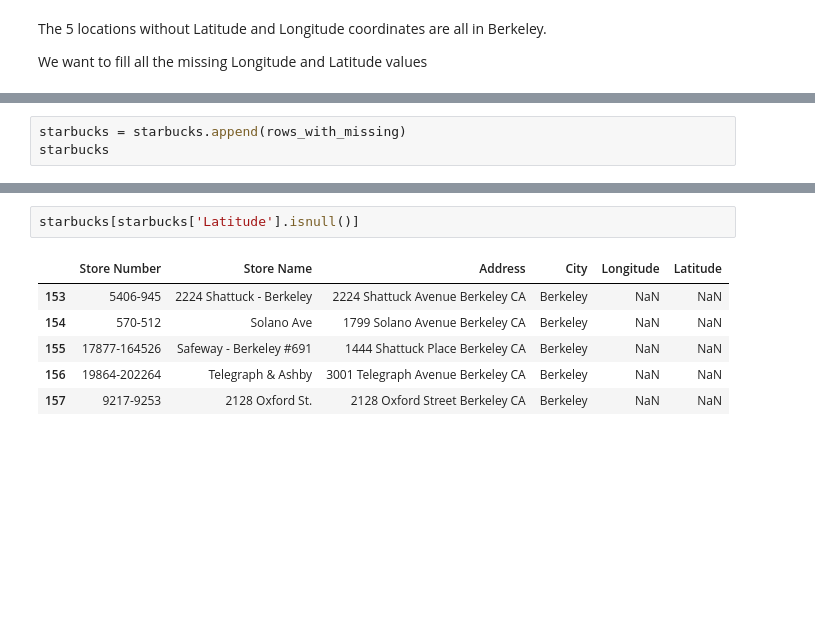
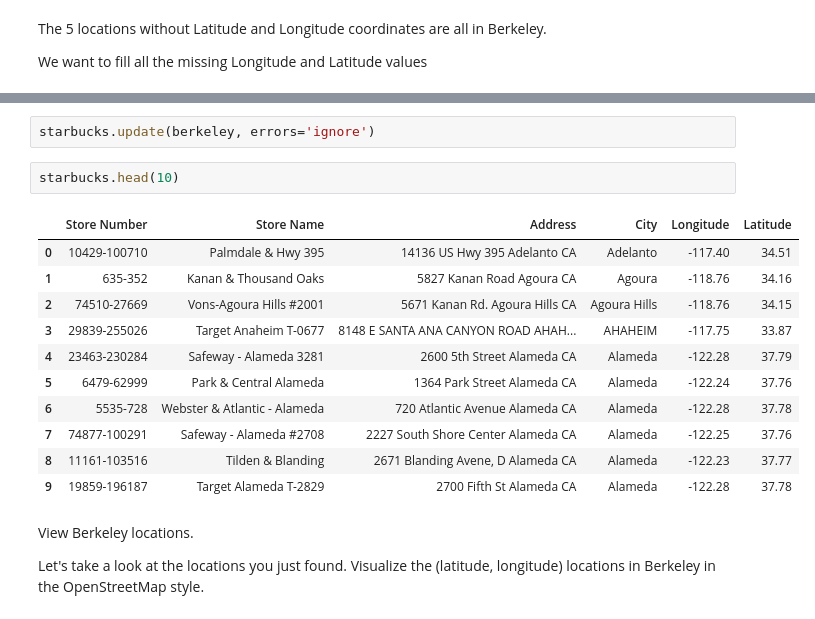
Before and after one commit to jimaid/tutorial, a Jupyter notebook: Geocoding.ipynb, the cells around one changed output, grey strips where cells are left out. Saved outputs shown, nothing was run; the diff lists cells and outputs as text; blank space fills up the shorter version.

```diff
--- a/Geocoding.ipynb
+++ b/Geocoding.ipynb
@@ -173,3 +164,0 @@ See the caveats in the documentation: https://pandas.pydata.org/pandas-docs/stab
-# %%
-starbucks = starbucks.append(rows_with_missing)
-starbucks
@@ -190,9 +165,20 @@ starbucks
-# %%
-starbucks[starbucks['Latitude'].isnull()]
-# %% [output]
-|  | Store Number | Store Name | Address | City | Longitude | Latitude |
-| 153 | 5406-945 | 2224 Shattuck - Berkeley | 2224 Shattuck Avenue Berkeley CA | Berkeley | NaN | NaN |
-| 154 | 570-512 | Solano Ave | 1799 Solano Avenue Berkeley CA | Berkeley | NaN | NaN |
-| 155 | 17877-164526 | Safeway - Berkeley #691 | 1444 Shattuck Place Berkeley CA | Berkeley | NaN | NaN |
-| 156 | 19864-202264 | Telegraph & Ashby | 3001 Telegraph Avenue Berkeley CA | Berkeley | NaN | NaN |
-| 157 | 9217-9253 | 2128 Oxford St. | 2128 Oxford Street Berkeley CA | Berkeley | NaN | NaN |
+# %%
+starbucks.update(berkeley, errors='ignore')
+# %%
+starbucks.head(10)
+# %% [output]
+|  | Store Number | Store Name | Address | City | Longitude | Latitude |
+| 0 | 10429-100710 | Palmdale & Hwy 395 | 14136 US Hwy 395 Adelanto CA | Adelanto | -117.40 | 34.51 |
+| 1 | 635-352 | Kanan & Thousand Oaks | 5827 Kanan Road Agoura CA | Agoura | -118.76 | 34.16 |
+| 2 | 74510-27669 | Vons-Agoura Hills #2001 | 5671 Kanan Rd. Agoura Hills CA | Agoura Hills | -118.76 | 34.15 |
+| 3 | 29839-255026 | Target Anaheim T-0677 | 8148 E SANTA ANA CANYON ROAD AHAH... | AHAHEIM | -117.75 | 33.87 |
+| 4 | 23463-230284 | Safeway - Alameda 3281 | 2600 5th Street Alameda CA | Alameda | -122.28 | 37.79 |
+| 5 | 6479-62999 | Park & Central Alameda | 1364 Park Street Alameda CA | Alameda | -122.24 | 37.76 |
+| 6 | 5535-728 | Webster & Atlantic - Alameda | 720 Atlantic Avenue Alameda CA | Alameda | -122.28 | 37.78 |
+| 7 | 74877-100291 | Safeway - Alameda #2708 | 2227 South Shore Center Alameda CA | Alameda | -122.25 | 37.76 |
+| 8 | 11161-103516 | Tilden & Blanding | 2671 Blanding Avene, D Alameda CA | Alameda | -122.23 | 37.77 |
+| 9 | 19859-196187 | Target Alameda T-2829 | 2700 Fifth St Alameda CA | Alameda | -122.28 | 37.78 |
+# %% [markdown]
+ View Berkeley locations.
+
+Let's take a look at the locations you just found.  Visualize the (latitude, longitude) locations in Berkeley in the OpenStreetMap style.
```
Also changed, not shown: parts of 5 cells of this notebook.
